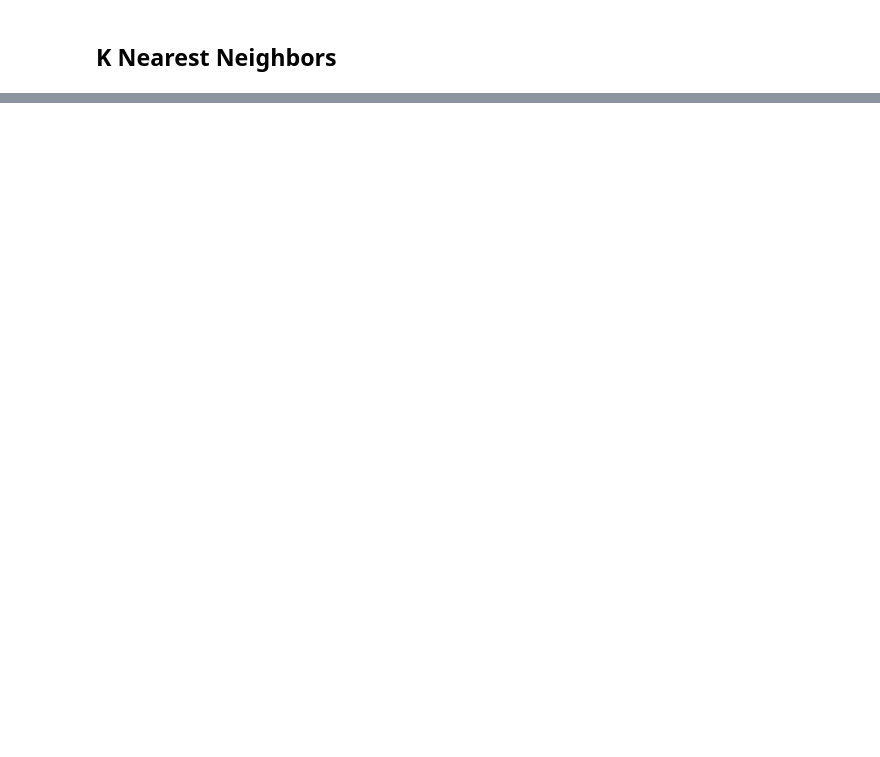
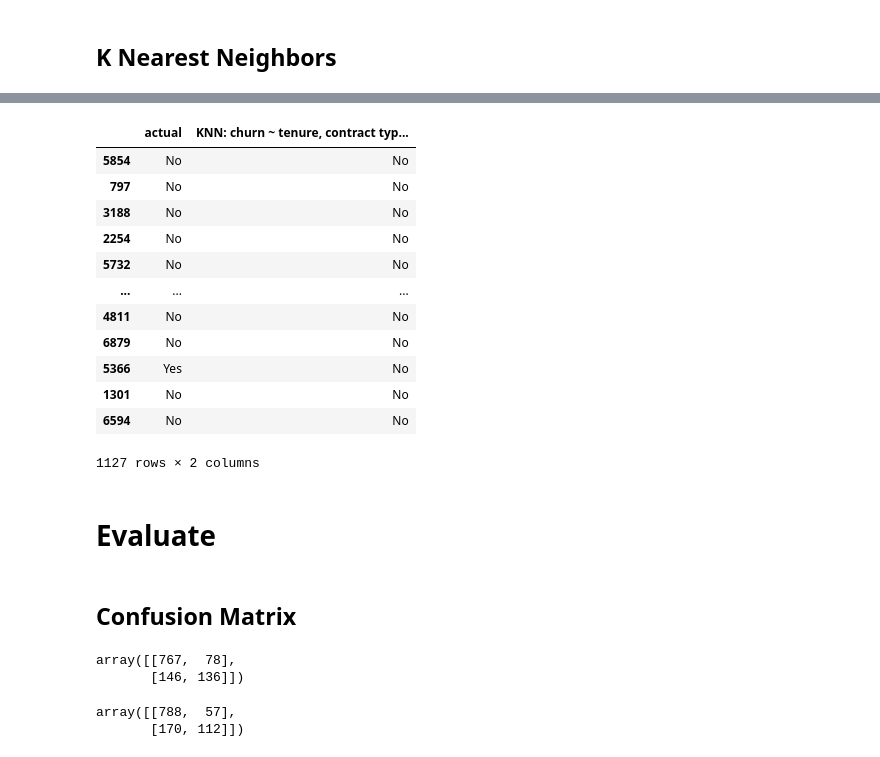
Before and after one commit to Churning-Up-the-Heat/classification-project, a Jupyter notebook: shay_main.ipynb, the cells around one changed output, grey strips where cells are left out. Cells and saved outputs as stored; diff of their text form; code cells hidden in the pictures; blank space fills up the shorter version.

Commit message:
Started modeling

```diff
--- a/shay_main.ipynb
+++ b/shay_main.ipynb
@@ -343,2 +357,6 @@ forest_model.score(X_validate, y_validate)
 # %% [markdown]
 ## K Nearest Neighbors
+# %%
+knn = KNeighborsClassifier(n_neighbors=5).fit(X_train, y_train)
+# %%
+predictions['KNN: churn ~ tenure, contract type, monthly charges'] = knn.predict(X_validate)
@@ -344,0 +376,16 @@ forest_model.score(X_validate, y_validate)
+# %%
+predictions[['actual', 'KNN: churn ~ tenure, contract type, monthly charges']]
+# %% [output]
+|  | actual | KNN: churn ~ tenure, contract typ... |
+| 5854 | No | No |
+| 797 | No | No |
+| 3188 | No | No |
+| 2254 | No | No |
+| 5732 | No | No |
+| ... | ... | ... |
+| 4811 | No | No |
+| 6879 | No | No |
+| 5366 | Yes | No |
+| 1301 | No | No |
+| 6594 | No | No |
+1127 rows × 2 columns
@@ -344,0 +394,16 @@ forest_model.score(X_validate, y_validate)
+# %% [markdown]
+# Evaluate
+# %% [markdown]
+## Confusion Matrix
+# %%
+# Logistic Regression
+confusion_matrix(predictions.actual, log_reg_model.predict(X_validate))
+# %% [output]
+array([[767,  78],
+       [146, 136]])
+# %%
+# Decision Tree
+confusion_matrix(predictions.actual, tree_model.predict(X_validate))
+# %% [output]
+array([[788,  57],
+       [170, 112]])
```
Also changed, not shown: parts of 20 cells of this notebook.
